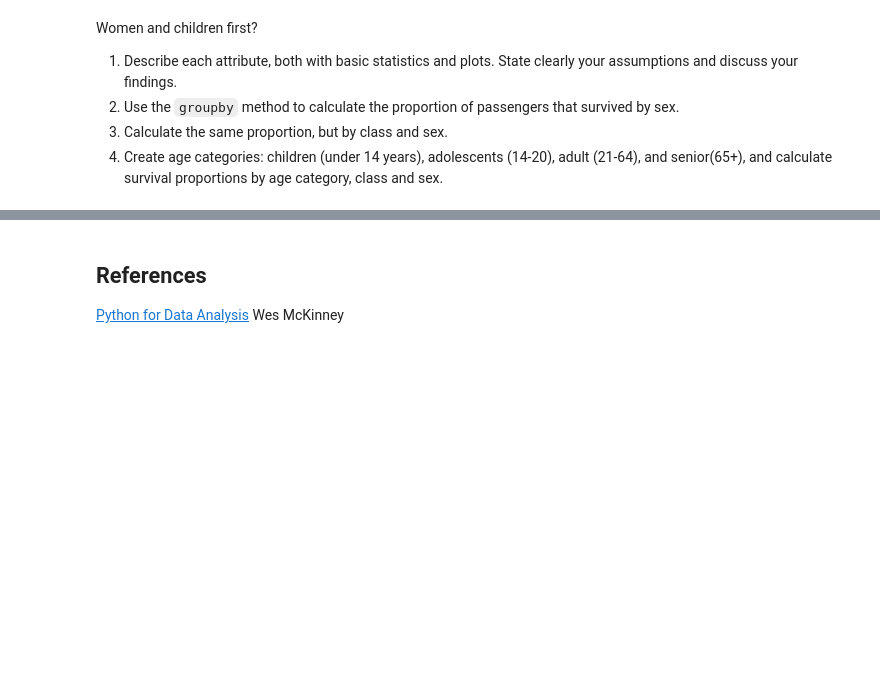
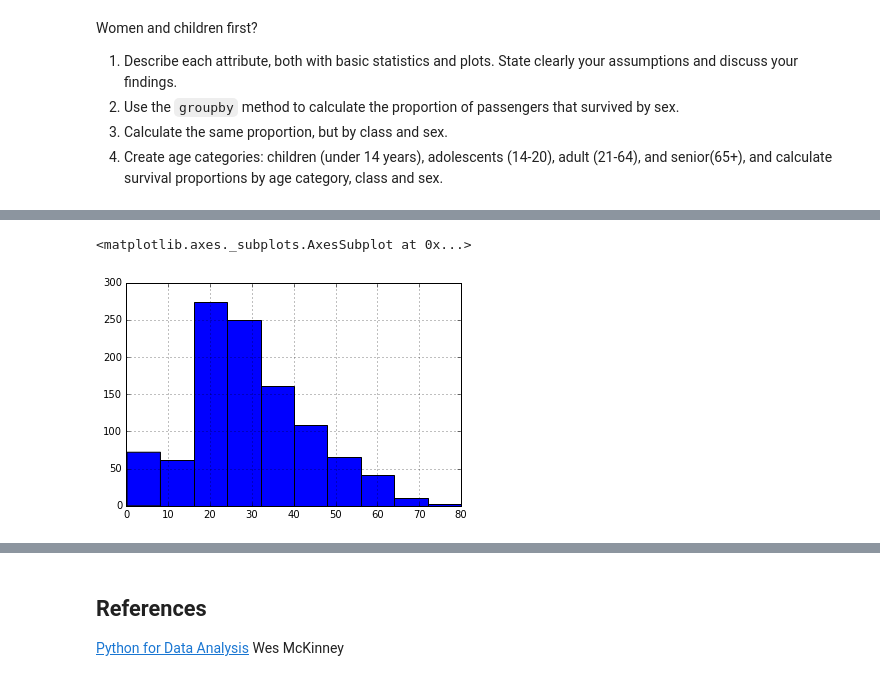
Before and after one commit to pradogusto/ADA_Homeworks, a Jupyter notebook: Labs/02 - Intro to Pandas/Data Wrangling with Pandas.ipynb, the cells around one changed output, grey strips where cells are left out. Drawn from its saved outputs; the diff is of its cells as text; code cells hidden in the pictures; blank space fills up the shorter version.

```diff
--- a/Labs/02 - Intro to Pandas/Data Wrangling with Pandas.ipynb
+++ b/Labs/02 - Intro to Pandas/Data Wrangling with Pandas.ipynb
@@ -1197,0 +1247,6 @@ Women and children first?
+# %%
+titanic.age.hist()
+#titanicclass=titanic.age.dropna()
+# %% [output]
+<matplotlib.axes._subplots.AxesSubplot at 0x...>
+[figure, added]
```
Also changed, not shown: parts of 28 cells of this notebook.
